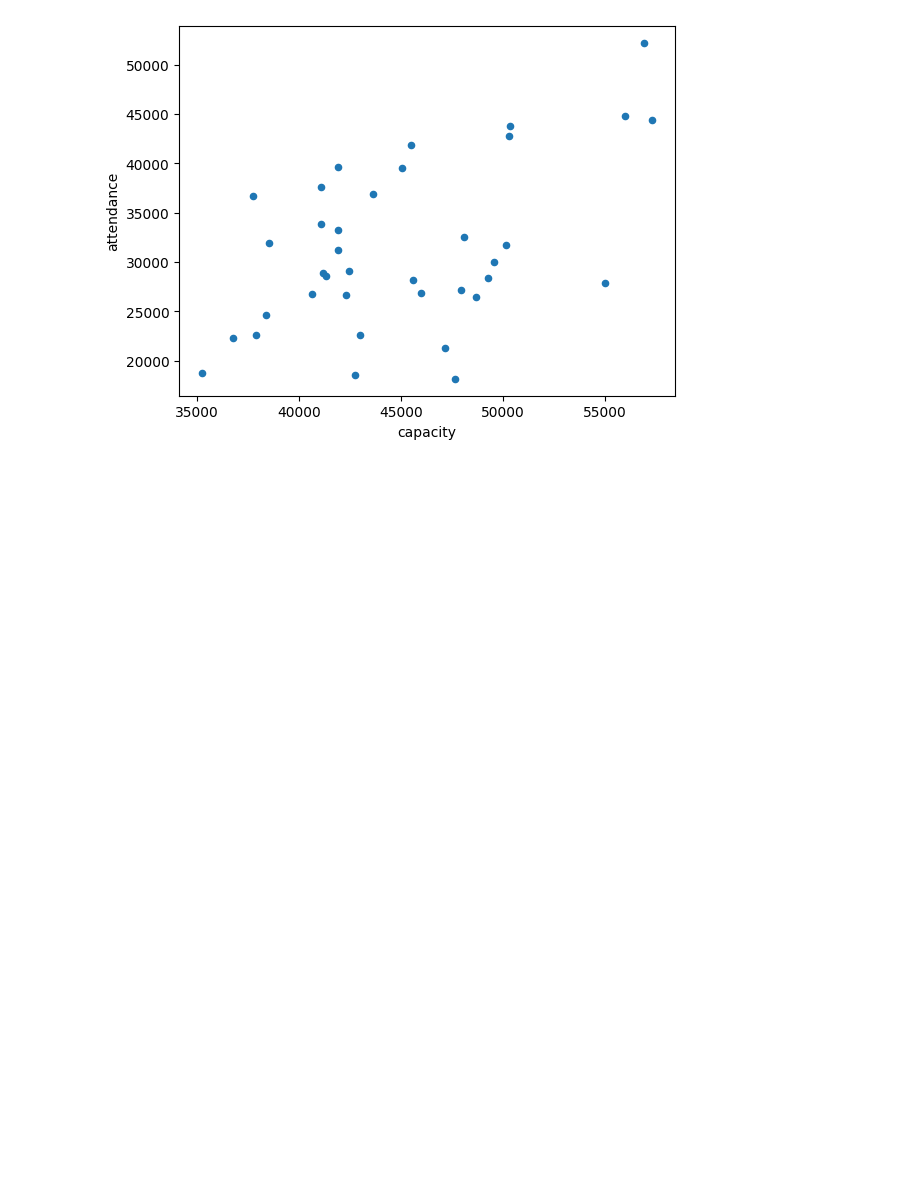
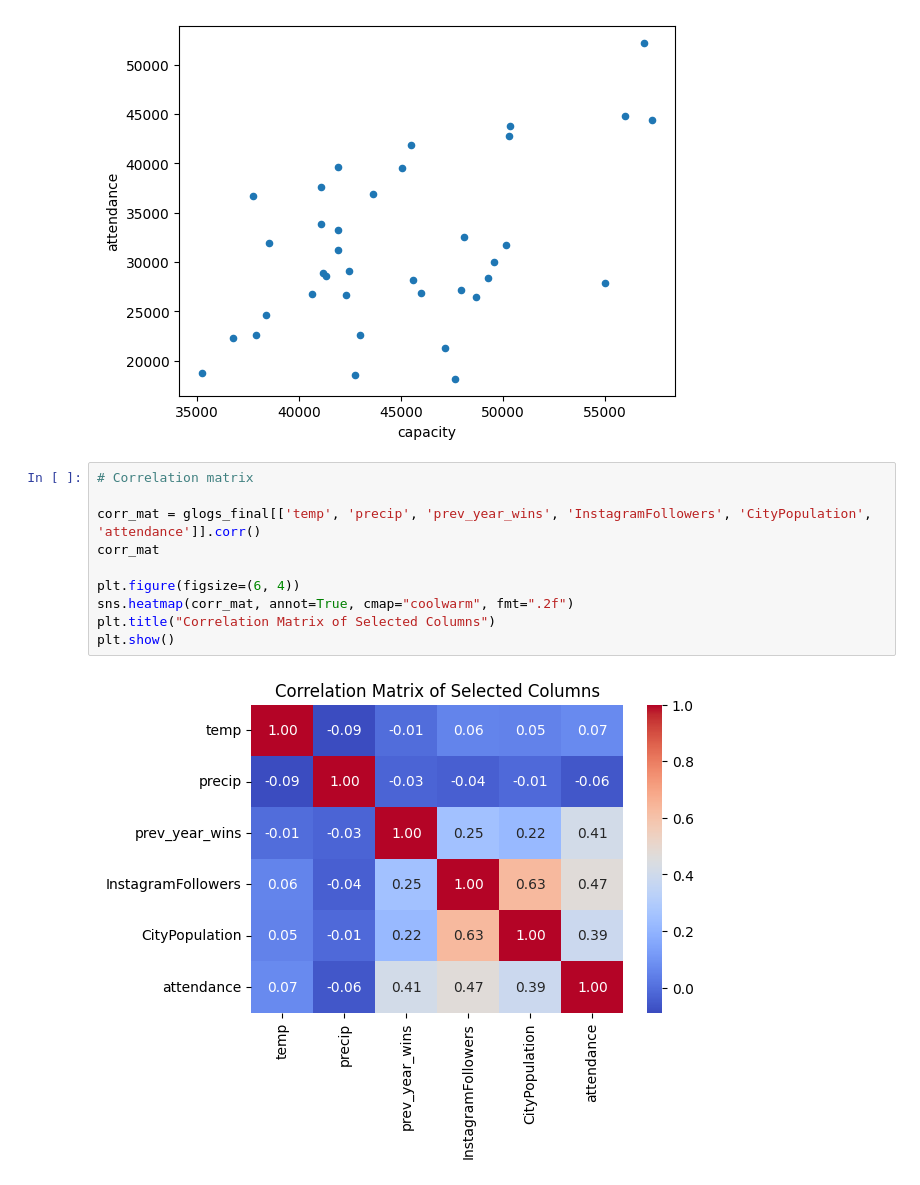
Before and after one commit to tmarchok1/DS440_project, a Jupyter notebook: EDA_travis.ipynb, the cells around one changed output. Cells and saved outputs as stored; diff of their text form; blank space fills up the shorter version.

```diff
--- a/initialEDA.ipynb
+++ b/EDA_travis.ipynb
@@ -93,3 +115,15 @@ capacity.plot(kind='scatter', x='capacity', y='attendance')
 # %% [output]
 <Axes: xlabel='capacity', ylabel='attendance'>
 [figure]
+# %%
+# Correlation matrix
+
+corr_mat = glogs_final[['temp', 'precip', 'prev_year_wins', 'InstagramFollowers', 'CityPopulation', 'attendance']].corr()
+corr_mat
+
+plt.figure(figsize=(6, 4))
+sns.heatmap(corr_mat, annot=True, cmap="coolwarm", fmt=".2f")
+plt.title("Correlation Matrix of Selected Columns")
+plt.show()
+# %% [output]
+[figure, added]
```
Also changed, not shown: parts of 2 cells of this notebook.
